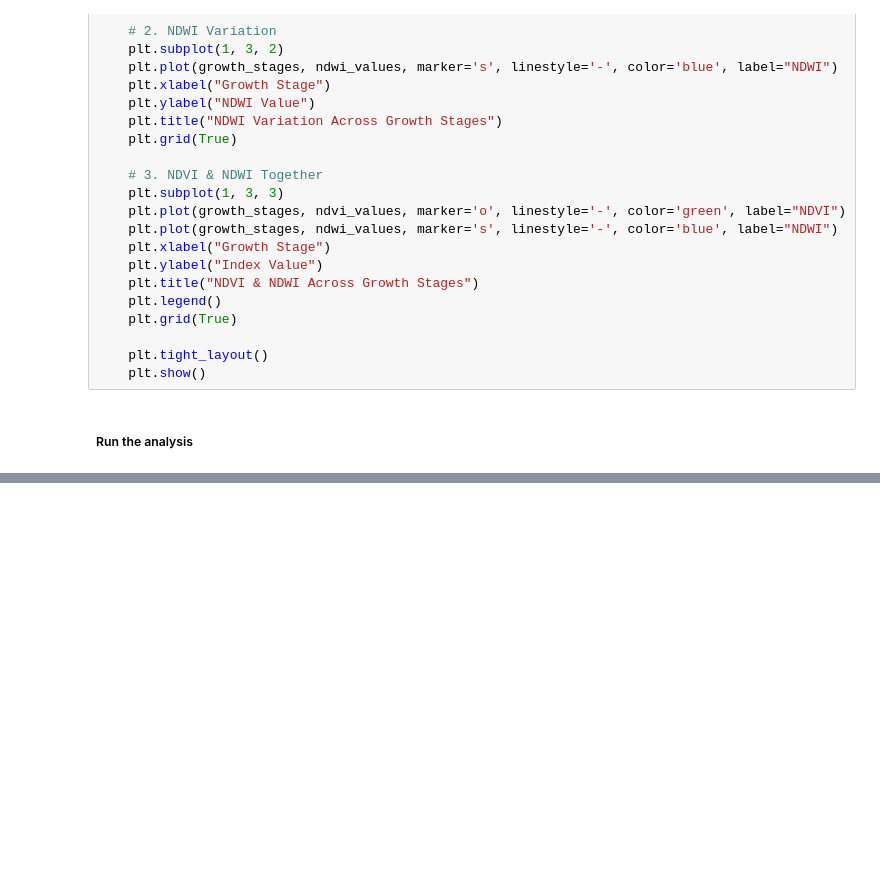
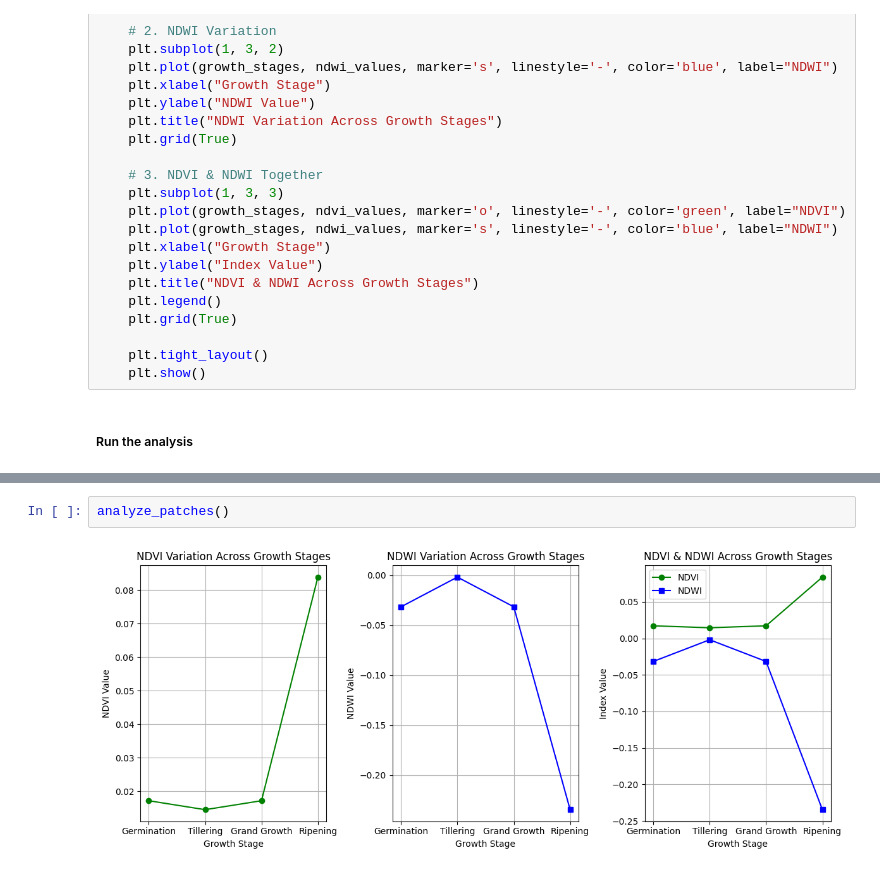
Before and after one commit to SasanDilanthaSTD/Research_Prepare, a Jupyter notebook: Notebooks/Prepare/visualize/Data_Analyze.ipynb, the cells around one changed output, grey strips where cells are left out. Saved outputs shown, nothing was run; the diff lists cells and outputs as text; blank space fills up the shorter version.

```diff
--- a/Notebooks/Prepare/visualize/Data_Analyze.ipynb
+++ b/Notebooks/Prepare/visualize/Data_Analyze.ipynb
@@ -159,0 +183,4 @@ analyze_patches()
+# %%
+analyze_patches()
+# %% [output]
+[figure, added]
```
Also changed, not shown: parts of 3 cells of this notebook, 4 other files.
